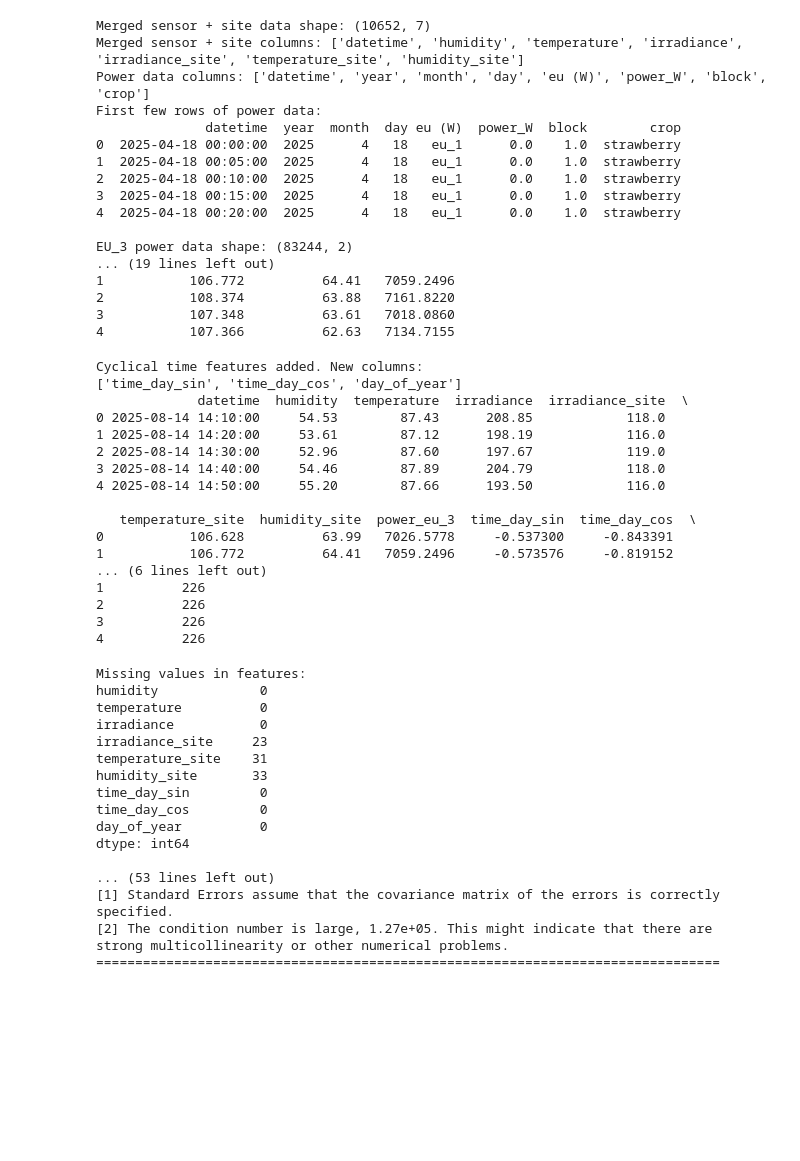
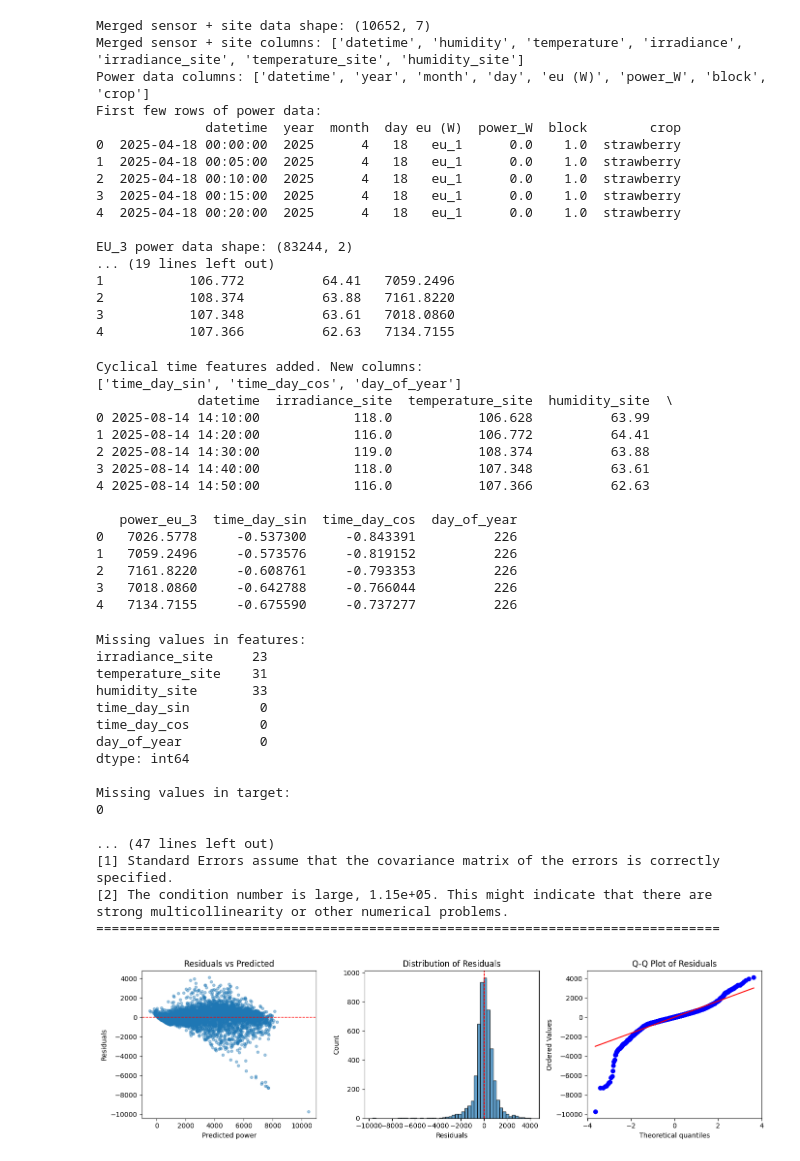
Before and after one commit to nhphuong2504/agrivoltaics, a Jupyter notebook: analyze-2.ipynb, the cells around one changed output. Cells and saved outputs as stored; diff of their text form; code cells hidden in the pictures; blank space fills up the shorter version.

```diff
--- a/analyze-2.ipynb
+++ b/analyze-2.ipynb
@@ -11,7 +11,7 @@ import statsmodels.api as sm
 import matplotlib.pyplot as plt
 # %%
 # Read sensor_1_combined_data.xlsx and extract required columns
-sensor_file = 'data/sensor_24_combined_data.xlsx'
+sensor_file = 'data/sensor_1_combined_data.xlsx'
 df_sensor = pd.read_excel(sensor_file)
 
 print("Sensor data columns:")
@@ -256,7 +256,7 @@ Date range: 2025-08-19 17:10:00 to 2025-10-11 02:40:00
 Predicting sensor measurements (Irradiance, Temperature, Humidity) from site measurements and time features.
 # %%
 # Read the merged data
-data_file = 'data/merged_sensor_and_site_data_24.csv'
+data_file = 'data/merged_sensor_and_site_data.csv'
 df = pd.read_csv(data_file)
 
 # Convert datetime to datetime type
@@ -806,7 +806,7 @@ EU_3 power data shape: (83244, 2)
 # Create cyclical time features from datetime in combined_df
 
 # Remove intermediate time columns if they exist (including time_week_sin/cos)
-cols_to_remove = ['hour', 'minute', 'dayofweek', 'minutes_since_midnight']
+cols_to_remove = ['hour', 'minute', 'dayofweek', 'minutes_since_midnight', 'irradiance', 'temperature', 'humidity']
 # 'irradiance_site', 'temperature_site', 'humidity_site'
 for col in cols_to_remove:
     if col in combined_df.columns:
@@ -828,21 +828,19 @@ print(combined_df.head())
 # %% [output]
 Cyclical time features added. New columns:
 ['time_day_sin', 'time_day_cos', 'day_of_year']
-             datetime  humidity  temperature  irradiance  irradiance_site  \
-0 2025-08-14 14:10:00     54.53        87.43      208.85            118.0
-1 2025-08-14 14:20:00     53.61        87.12      198.19            116.0
-2 2025-08-14 14:30:00     52.96        87.60      197.67            119.0
-3 2025-08-14 14:40:00     54.46        87.89      204.79            118.0
-4 2025-08-14 14:50:00     55.20        87.66      193.50            116.0
+             datetime  irradiance_site  temperature_site  humidity_site  \
+0 2025-08-14 14:10:00            118.0           106.628          63.99
+1 2025-08-14 14:20:00            116.0           106.772          64.41
+2 2025-08-14 14:30:00            119.0           108.374          63.88
+3 2025-08-14 14:40:00            118.0           107.348          63.61
+4 2025-08-14 14:50:00            116.0           107.366          62.63
 
-   temperature_site  humidity_site  power_eu_3  time_day_sin  time_day_cos  \
-0           106.628          63.99   7026.5778     -0.537300     -0.843391
-1           106.772          64.41   7059.2496     -0.573576     -0.819152
-... (6 lines left out)
-1          226
-2          226
-3          226
-4          226
+   power_eu_3  time_day_sin  time_day_cos  day_of_year
+0   7026.5778     -0.537300     -0.843391          226
+1   7059.2496     -0.573576     -0.819152          226
+2   7161.8220     -0.608761     -0.793353          226
+3   7018.0860     -0.642788     -0.766044          226
+4   7134.7155     -0.675590     -0.737277          226
 # %%
 # Fit linear model using statsmodels with power as output
 
@@ -932,9 +930,6 @@ print(result.summary())
 print("="*80)
 # %% [output]
 Missing values in features:
-humidity             0
-temperature          0
-irradiance           0
 irradiance_site     23
 temperature_site    31
 humidity_site       33
@@ -943,8 +938,41 @@ time_day_cos         0
 day_of_year          0
 dtype: int64
 
-... (53 lines left out)
+Missing values in target:
+0
+
+... (47 lines left out)
 [1] Standard Errors assume that the covariance matrix of the errors is correctly specified.
-[2] The condition number is large, 1.27e+05. This might indicate that there are
+[2] The condition number is large, 1.15e+05. This might indicate that there are
 strong multicollinearity or other numerical problems.
 ================================================================================
+# %%
+# Residual plots for Power (OLS) model
+y_pred_power = result.predict(X_with_const)
+residuals_power = y - y_pred_power
+
+fig, axes = plt.subplots(1, 3, figsize=(14, 4))
+
+# 1. Residuals vs predicted
+axes[0].scatter(y_pred_power, residuals_power, alpha=0.4, s=15)
+axes[0].axhline(0, color='red', linestyle='--', lw=1)
+axes[0].set_xlabel('Predicted power')
+axes[0].set_ylabel('Residuals')
+axes[0].set_title('Residuals vs Predicted')
+
+# 2. Histogram of residuals
+axes[1].hist(residuals_power, bins=50, edgecolor='black', alpha=0.7)
+axes[1].axvline(0, color='red', linestyle='--', lw=1)
+axes[1].set_xlabel('Residuals')
+axes[1].set_ylabel('Count')
+axes[1].set_title('Distribution of Residuals')
+
+# 3. Q-Q plot (normality of residuals)
+from scipy import stats
+stats.probplot(residuals_power, dist="norm", plot=axes[2])
+axes[2].set_title('Q-Q Plot of Residuals')
+
+plt.tight_layout()
+plt.show()
+# %% [output]
+[figure, added]
```
Also changed, not shown: parts of 10 cells of this notebook, 4 other files.
